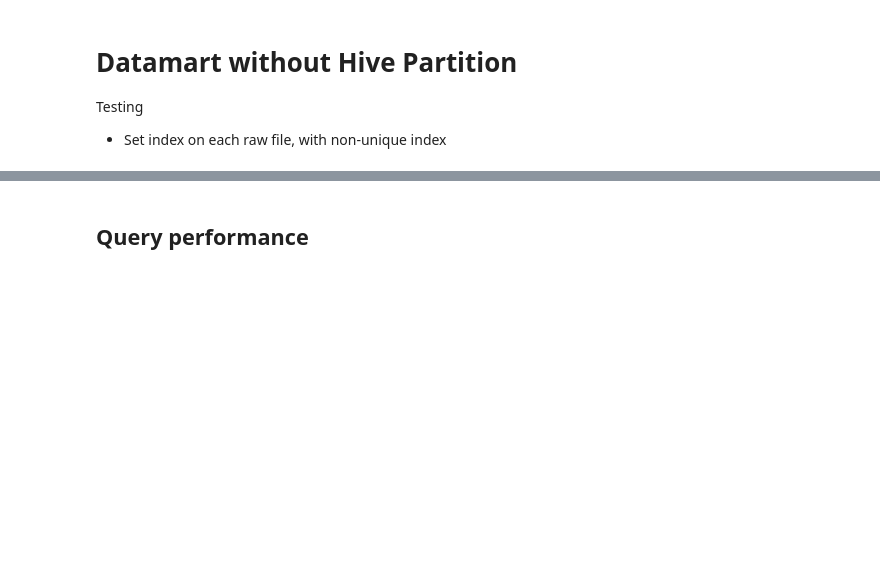
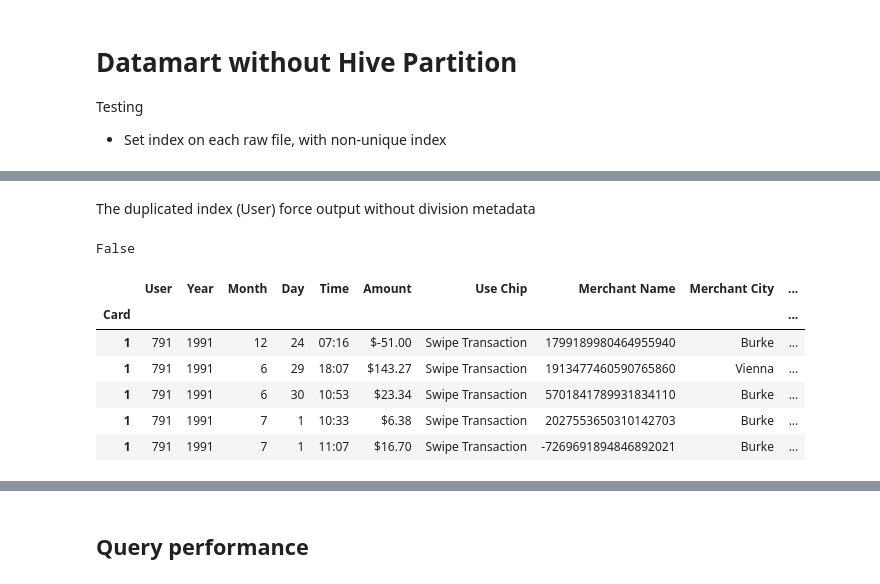
Before and after one commit to pbdanny/PythonProject, a Jupyter notebook: Dask/notebook/dask_distributed.ipynb, the cells around one changed output, grey strips where cells are left out. Saved outputs shown, nothing was run; the diff lists cells and outputs as text; code cells hidden in the pictures; blank space fills up the shorter version.

```diff
--- a/Dask/notebook/dask_distributed.ipynb
+++ b/Dask/notebook/dask_distributed.ipynb
@@ -152,0 +230,19 @@ Testing
+# %%
+data_combined = data_path/"credit"/"data_combined.parquet"
+ddf = dd.read_parquet(data_combined)
+# %% [markdown]
+The duplicated index (User) force output without division metadata
+# %%
+ddf.known_divisions
+# %% [output]
+False
+# %%
+ddf.head()
+# %% [output]
+|  | User | Year | Month | Day | Time | Amount | Use Chip | Merchant Name | Merchant City | ... |
+| Card |  |  |  |  |  |  |  |  |  | ... |
+| 1 | 791 | 1991 | 12 | 24 | 07:16 | $-51.00 | Swipe Transaction | 1799189980464955940 | Burke | ... |
+| 1 | 791 | 1991 | 6 | 29 | 18:07 | $143.27 | Swipe Transaction | 1913477460590765860 | Vienna | ... |
+| 1 | 791 | 1991 | 6 | 30 | 10:53 | $23.34 | Swipe Transaction | 5701841789931834110 | Burke | ... |
+| 1 | 791 | 1991 | 7 | 1 | 10:33 | $6.38 | Swipe Transaction | 2027553650310142703 | Burke | ... |
+| 1 | 791 | 1991 | 7 | 1 | 11:07 | $16.70 | Swipe Transaction | -7269691894846892021 | Burke | ... |
```
Also changed, not shown: parts of 25 cells of this notebook.
